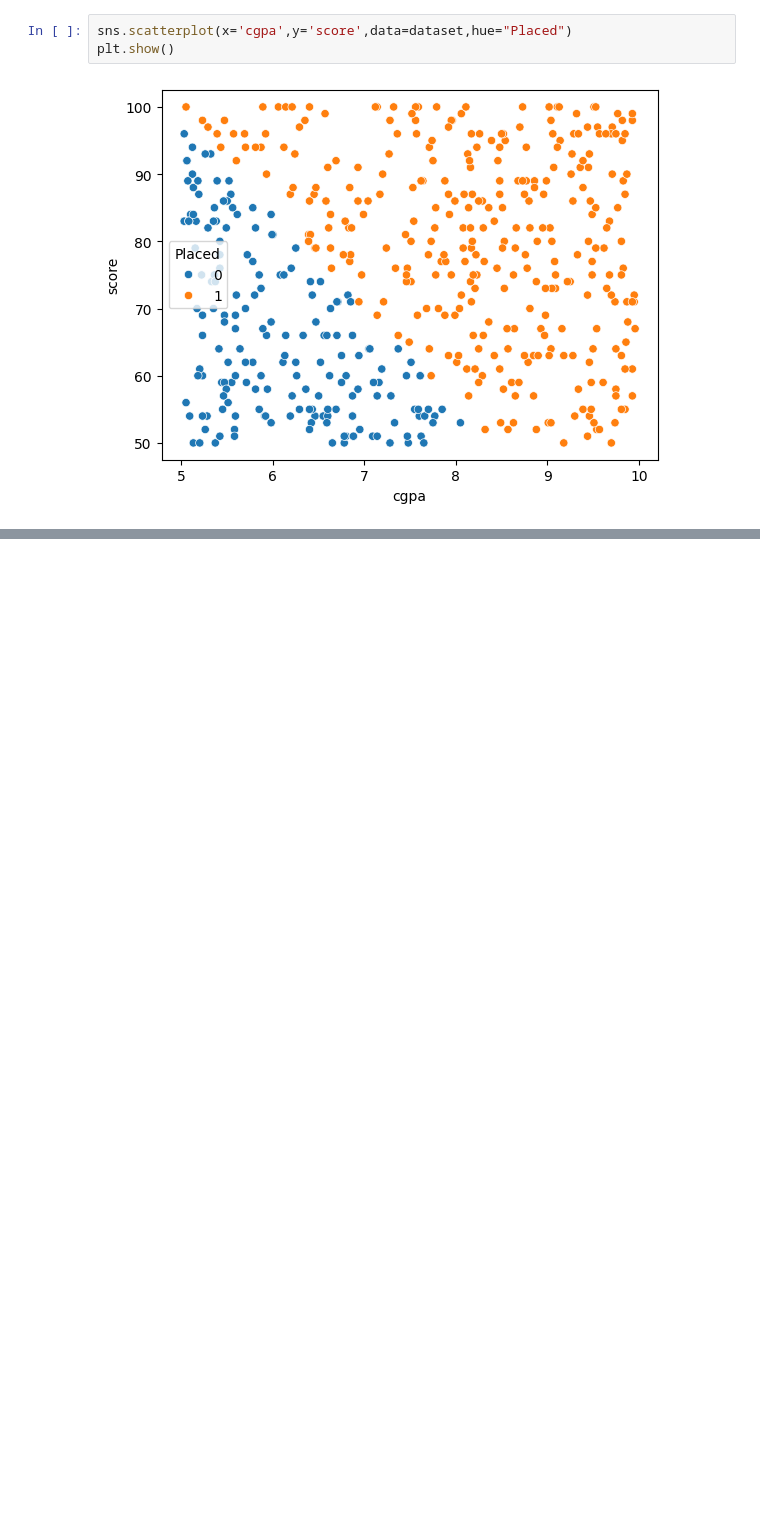
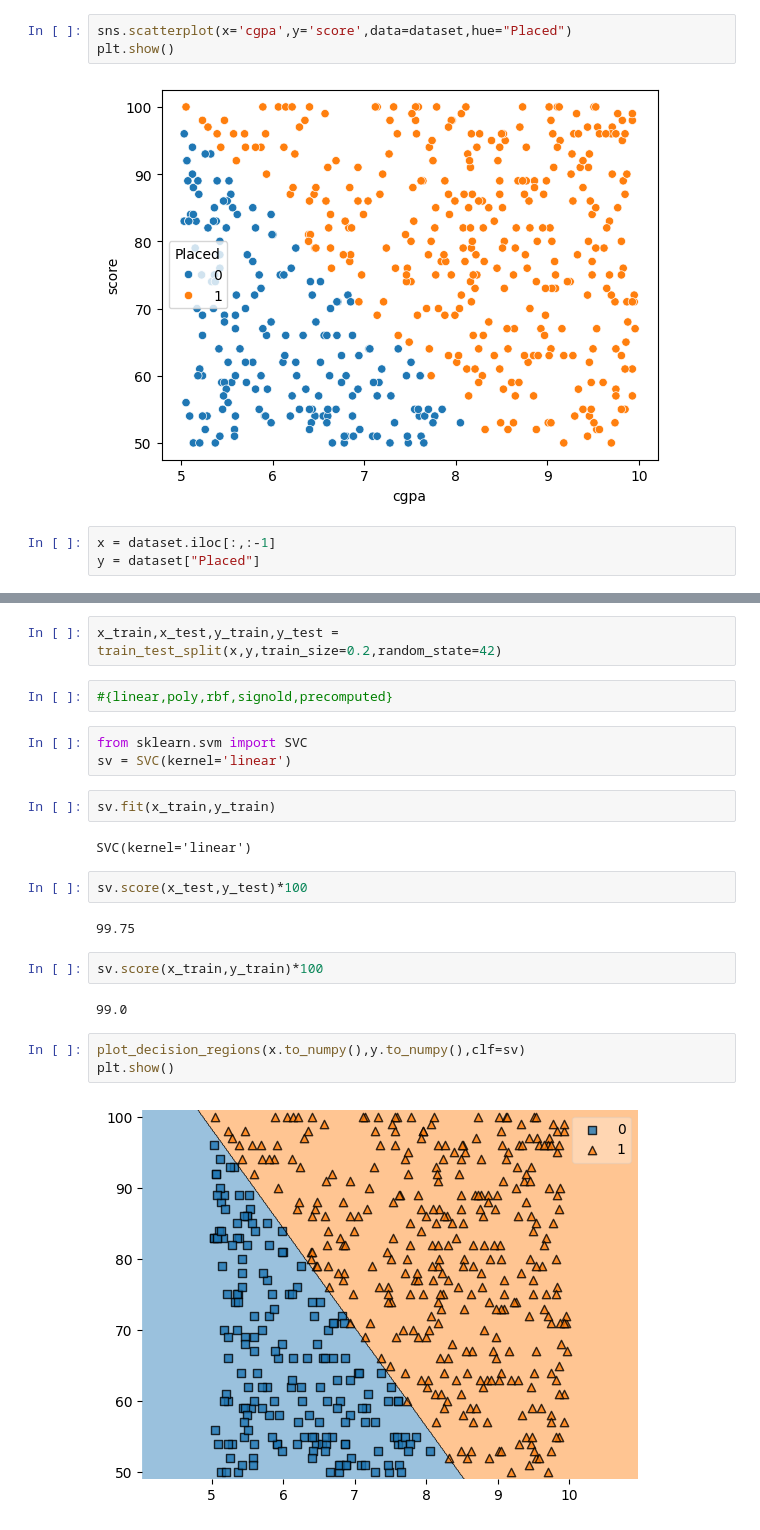
Before and after one commit to Its-Vikas-xd/Machine-Learning, a Jupyter notebook: Non-Linear Supervised Algorithm/Support Vector Machine/Classification.ipynb, the cells around one changed output, grey strips where cells are left out. Cells and saved outputs as stored; diff of their text form; blank space fills up the shorter version.

```diff
--- a/Non-Linear Supervised Algorithm/Support Vector Machine/Classification.ipynb
+++ b/Non-Linear Supervised Algorithm/Support Vector Machine/Classification.ipynb
@@ -16,3 +16,6 @@ sns.scatterplot(x='cgpa',y='score',data=dataset,hue="Placed")
 plt.show()
 # %% [output]
 [figure]
+# %%
+x = dataset.iloc[:,:-1]
+y = dataset["Placed"]
@@ -18,0 +24,24 @@ plt.show()
+# %%
+x_train,x_test,y_train,y_test = train_test_split(x,y,train_size=0.2,random_state=42)
+# %%
+#{linear,poly,rbf,signold,precomputed}
+# %%
+from sklearn.svm import SVC
+sv = SVC(kernel='linear')
+# %%
+sv.fit(x_train,y_train)
+# %% [output]
+SVC(kernel='linear')
+# %%
+sv.score(x_test,y_test)*100
+# %% [output]
+99.75
+# %%
+sv.score(x_train,y_train)*100
+# %% [output]
+99.0
+# %%
+plot_decision_regions(x.to_numpy(),y.to_numpy(),clf=sv)
+plt.show()
+# %% [output]
+[figure, added]
```
Also changed, not shown: parts of 1 cell of this notebook, 2 other files.
